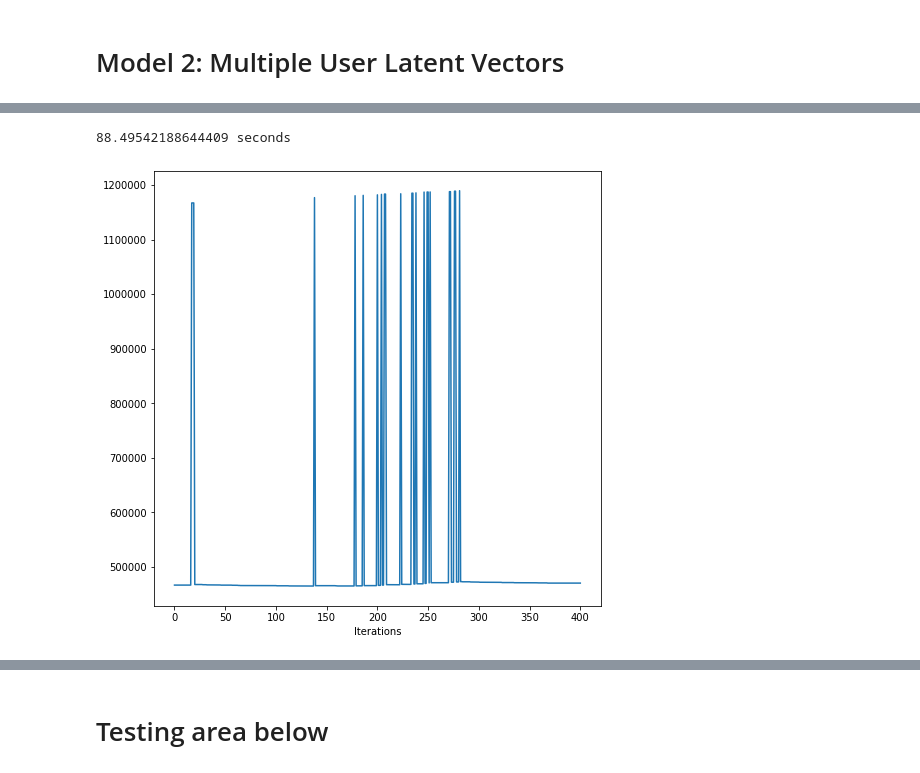
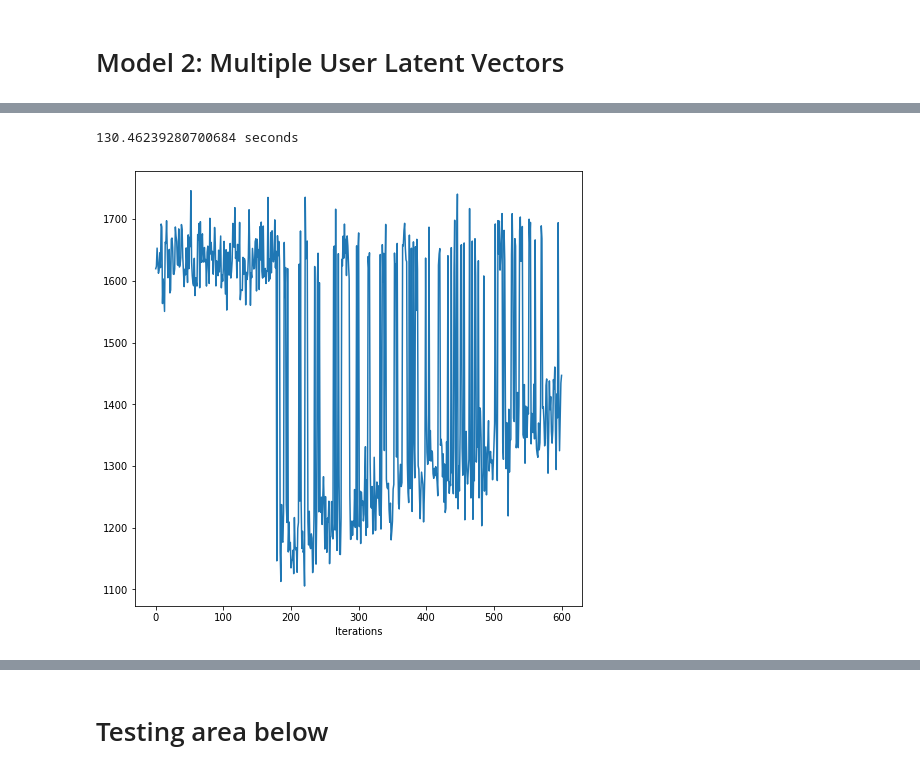
Before and after one commit to taylorhawks/globo-nonlinear-latent-factorization, a Jupyter notebook: Notebook.ipynb, the cells around one changed output, grey strips where cells are left out. Cells and saved outputs as stored; diff of their text form; code cells hidden in the pictures.

```diff
--- a/Notebook.ipynb
+++ b/Notebook.ipynb
@@ -427,7 +427,7 @@ class NonlinearModel(LinearModel):
             cost = hinge_param + np.tensordot(Ui,Vdbar,axes=(2,2))[0,0] - np.tensordot(Ui,Vd,axes=(2,2))[0,0]
             return np.sum(
                 np.max(
-                    [np.zeros((cost.shape[0],cost.shape[1])), cost], axis = 0
+                    [np.zeros((cost.shape[0],cost.shape[1])), cost], axis = 1
                 )
             )
 
@@ -472,18 +472,18 @@ class NonlinearModel(LinearModel):
         self.U -= alpha * NonlinearModel.gradient.dJi(Ui,argmax_indices,self.Vd,Vdbar,self.T,hinge_param=hinge_param)
 
         if test == True:
-#             #get Vdbar
-#             Vdbar_test = LinearModel.dbar.get_embedding_vectors(
-#                 self.item_embeddings,
-#                 self.user_data,
-#                 test_size,
-#                 embeddings_size=embeddings_size,
-#             )
+            #get Vdbar
+            Vdbar_test = LinearModel.dbar.get_embedding_vectors(
+                self.item_embeddings,
+                self.user_data,
+                test_size,
+                embeddings_size=embeddings_size,
+            )
 
 
 
             self.errors.append(
-                NonlinearModel.gradient.J(Ui,self.Vd.repeat(test_size/size,axis=1),self.Vdbar_test,hinge_param=1)
+                NonlinearModel.gradient.J(Ui,self.Vd.repeat(test_size/size,axis=1),Vdbar_test,hinge_param=1)
             )
 
         if iteration == max_iterations:
@@ -541,7 +544,9 @@ print(nm.errors)
 # %%
+nm = NonlinearModel(df_x,embeddings,size=8, embeddings_size=250, T=3)
+nm.reset_errors()
 start = time()
-nm.gradient_descent(test=True,alpha=0.01, max_iterations=400, test_size=128, hinge_param = 1)
+nm.gradient_descent(test=True,alpha=0.001, max_iterations=600, test_size=64, hinge_param = 1)
 print(time() - start, 'seconds')
 # %% [output]
-88.49542188644409 seconds
+130.46239280700684 seconds
-[figure, old version]
+[figure, new version]
```
Also changed, not shown: parts of 8 cells of this notebook.
